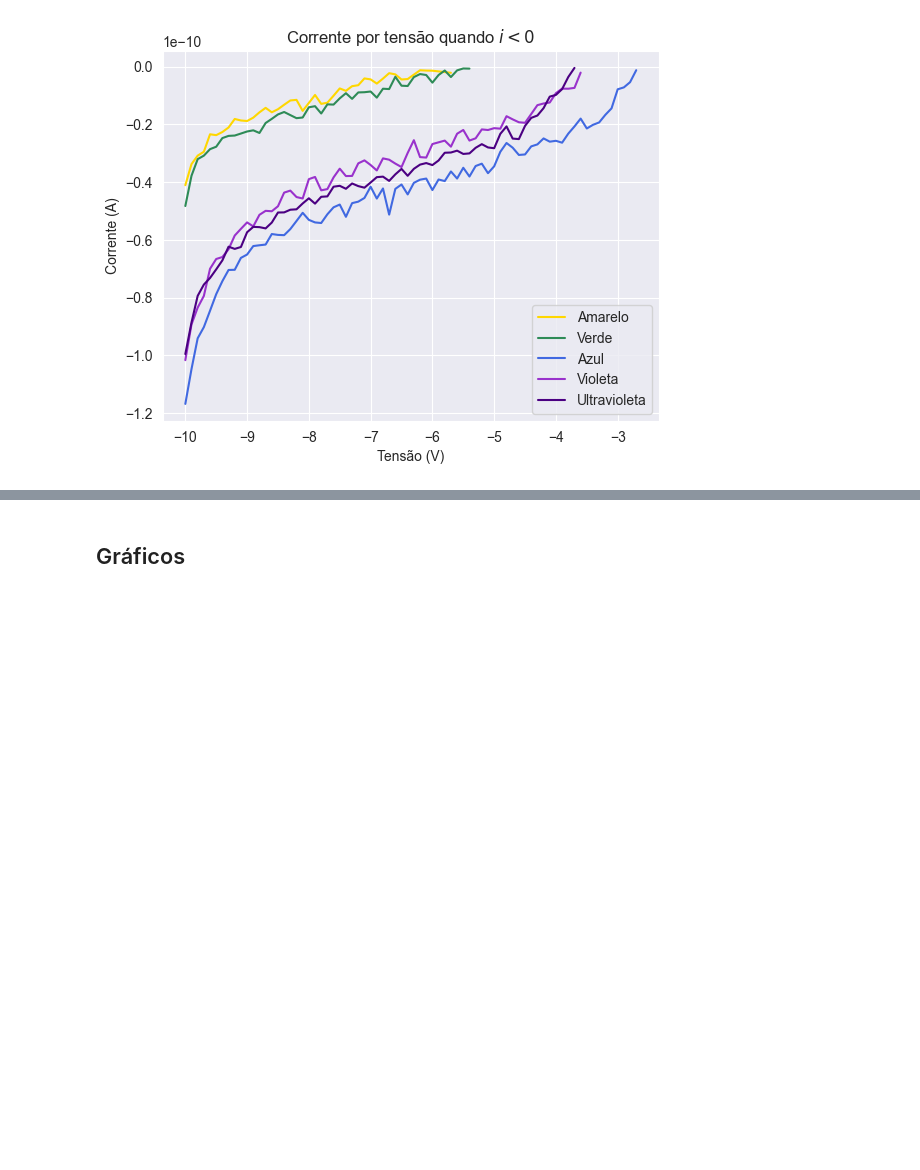
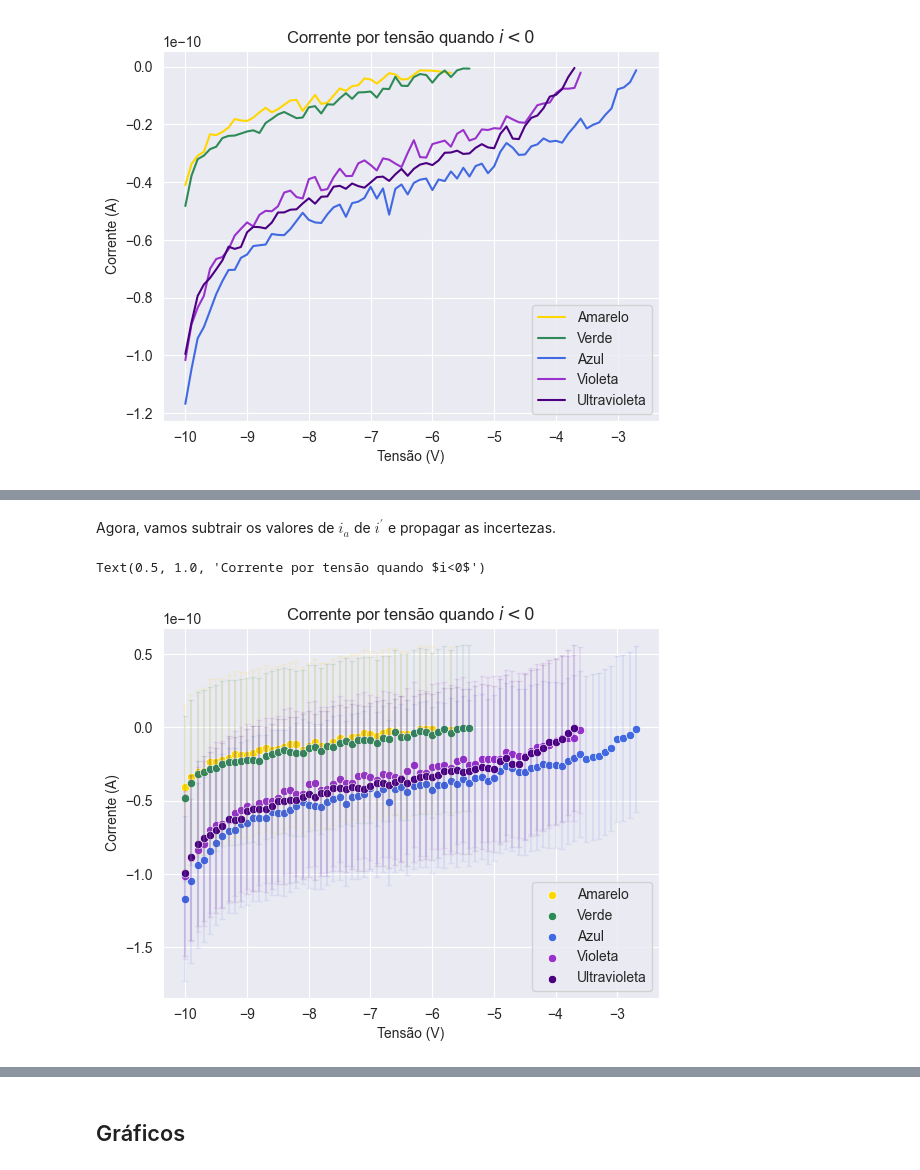
Before and after one commit to desenfados-digitais/lab_V, a Jupyter notebook: Exp1/analise.ipynb, the cells around one changed output, grey strips where cells are left out. Drawn from its saved outputs; the diff is of its cells as text; code cells hidden in the pictures; blank space fills up the shorter version.

```diff
--- a/Exp1/analise.ipynb
+++ b/Exp1/analise.ipynb
@@ -164,0 +187,24 @@ ep.residual_plot(Amarelo[Amarelo['i']<0]['V'],
+# %% [markdown]
+Agora, vamos subtrair os valores de $i_a$ de $i^\prime$ e propagar as incertezas.
+# %%
+for df, cor, nome in zip(l_Cores, paleta, nomes):
+
+    x = df[df['i']<0]['V']
+    y = df[df['i']<0]['i']
+
+    x_sigma = df[df['i']<0]['sV']
+    y_sigma = df[df['i']<0]['si']
+
+    alpha = 0.1
+
+    sns.scatterplot(x=x, y=y, color=cor, label=nome)
+
+    plt.errorbar(x, y, xerr=x_sigma, yerr=y_sigma, fmt=' ', capsize=2,c=cor, alpha=alpha)
+
+
+plt.xlabel('Tensão (V)')
+plt.ylabel('Corrente (A)')
+plt.title(r'Corrente por tensão quando $i<0$')
+# %% [output]
+Text(0.5, 1.0, 'Corrente por tensão quando $i<0$')
+[figure, added]
```
Also changed, not shown: parts of 24 cells of this notebook, 16 other files.
